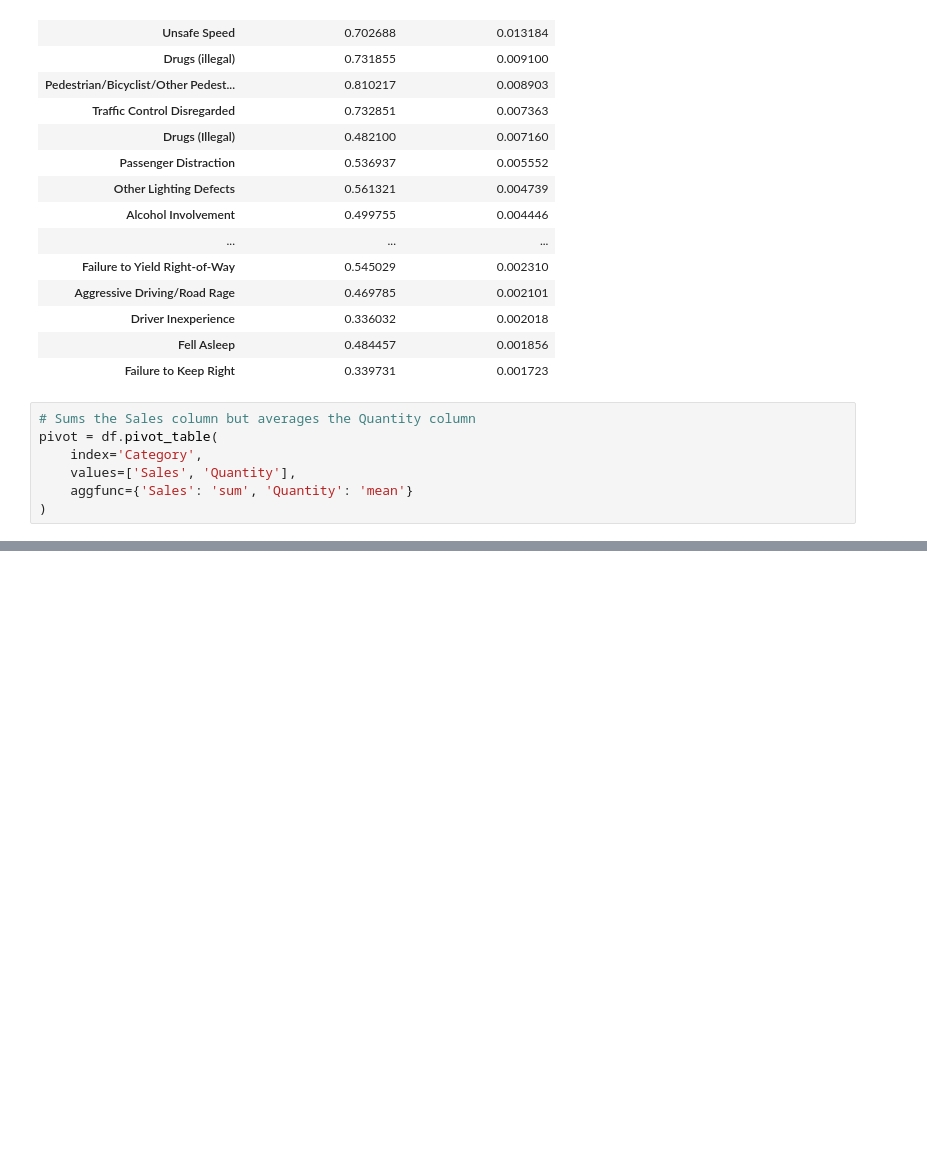
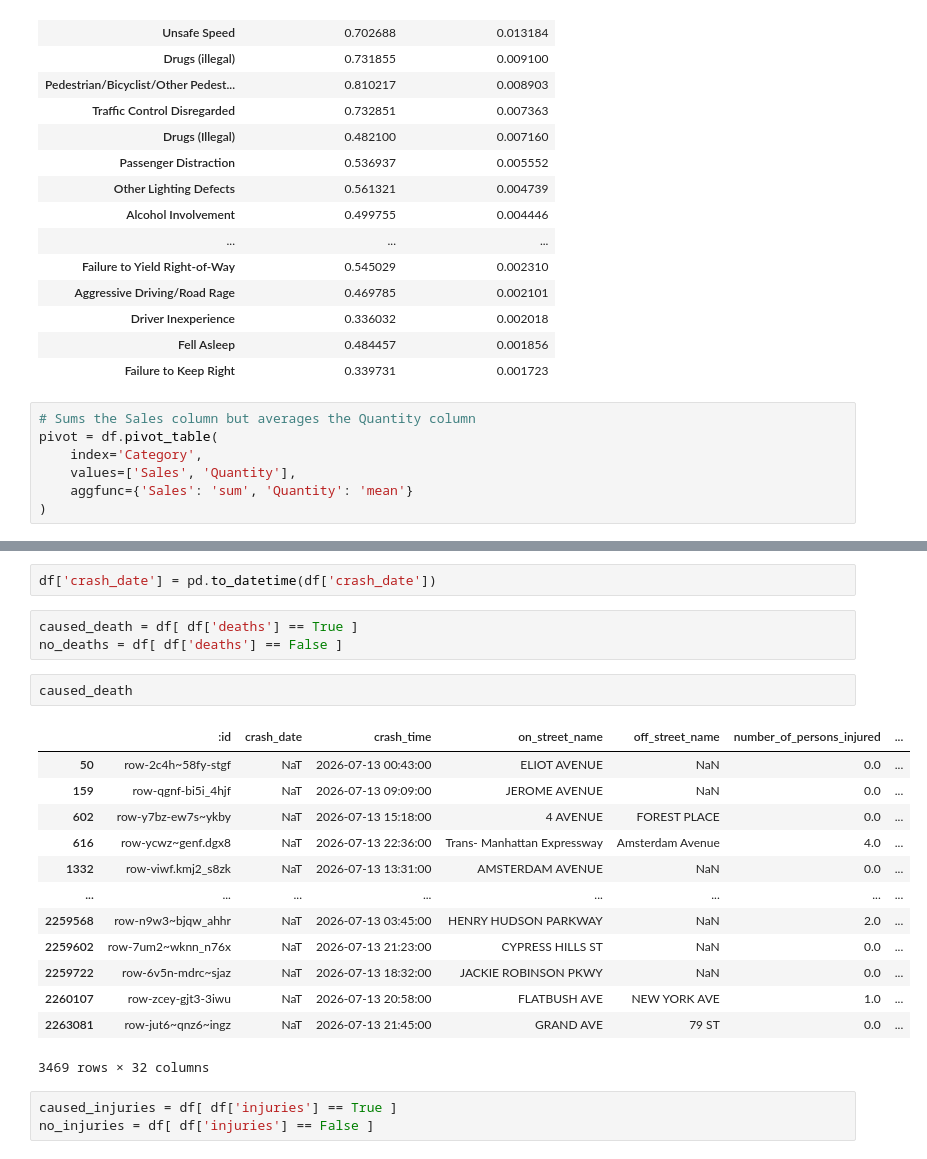
Before and after one commit to CrissCross56/DataScienceNYCProj, a Jupyter notebook: DataScienceProj.ipynb, the cells around one changed output, grey strips where cells are left out. Cells and saved outputs as stored; diff of their text form; blank space fills up the shorter version.

```diff
--- a/DataScienceProj.ipynb
+++ b/DataScienceProj.ipynb
@@ -131,0 +138,24 @@ sns.countplot(collision_table ,x='number_of_persons_injured')
+# %%
+df['crash_date'] = pd.to_datetime(df['crash_date'])
+# %%
+caused_death = df[ df['deaths'] == True ]
+no_deaths = df[ df['deaths'] == False ]
+# %%
+caused_death
+# %% [output]
+|  | :id | crash_date | crash_time | on_street_name | off_street_name | number_of_persons_injured | ... |
+| 50 | row-2c4h~58fy-stgf | NaT | 2026-07-13 00:43:00 | ELIOT AVENUE | NaN | 0.0 | ... |
+| 159 | row-qgnf-bi5i_4hjf | NaT | 2026-07-13 09:09:00 | JEROME AVENUE | NaN | 0.0 | ... |
+| 602 | row-y7bz-ew7s~ykby | NaT | 2026-07-13 15:18:00 | 4 AVENUE | FOREST PLACE | 0.0 | ... |
+| 616 | row-ycwz~genf.dgx8 | NaT | 2026-07-13 22:36:00 | Trans- Manhattan Expressway | Amsterdam Avenue | 4.0 | ... |
+| 1332 | row-viwf.kmj2_s8zk | NaT | 2026-07-13 13:31:00 | AMSTERDAM AVENUE | NaN | 0.0 | ... |
+| ... | ... | ... | ... | ... | ... | ... | ... |
+| 2259568 | row-n9w3~bjqw_ahhr | NaT | 2026-07-13 03:45:00 | HENRY HUDSON PARKWAY | NaN | 2.0 | ... |
+| 2259602 | row-7um2~wknn_n76x | NaT | 2026-07-13 21:23:00 | CYPRESS HILLS ST | NaN | 0.0 | ... |
+| 2259722 | row-6v5n-mdrc~sjaz | NaT | 2026-07-13 18:32:00 | JACKIE ROBINSON PKWY | NaN | 0.0 | ... |
+| 2260107 | row-zcey-gjt3-3iwu | NaT | 2026-07-13 20:58:00 | FLATBUSH AVE | NEW YORK AVE | 1.0 | ... |
+| 2263081 | row-jut6~qnz6~ingz | NaT | 2026-07-13 21:45:00 | GRAND AVE | 79 ST | 0.0 | ... |
+3469 rows × 32 columns
+# %%
+caused_injuries = df[ df['injuries'] == True ]
+no_injuries = df[ df['injuries'] == False ]
```
Also changed, not shown: parts of 10 cells of this notebook.
